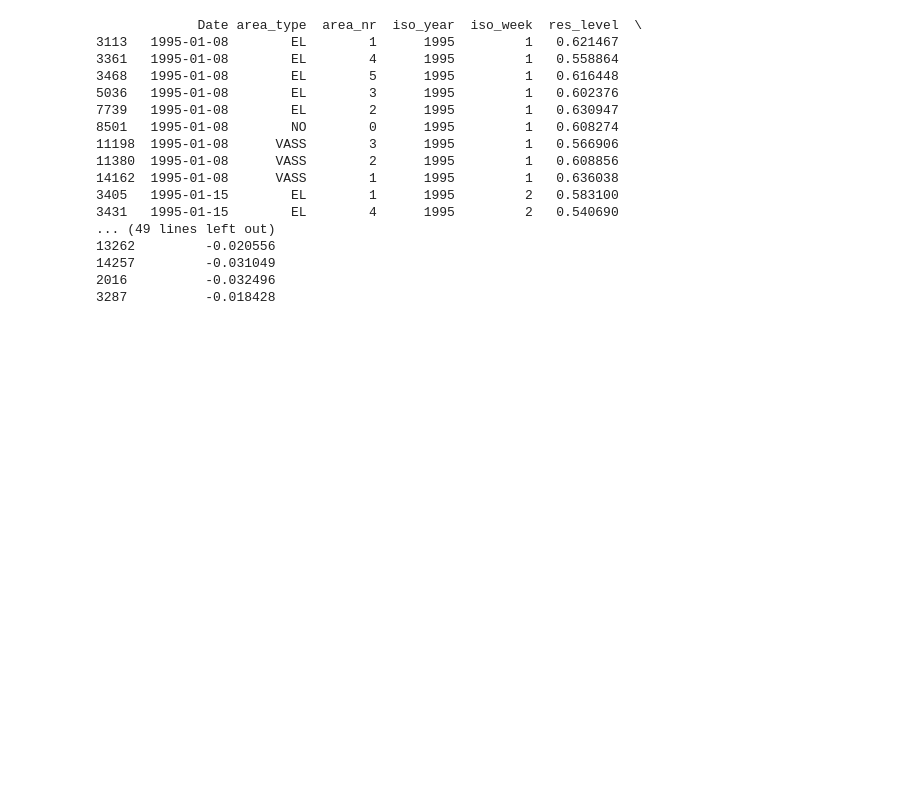
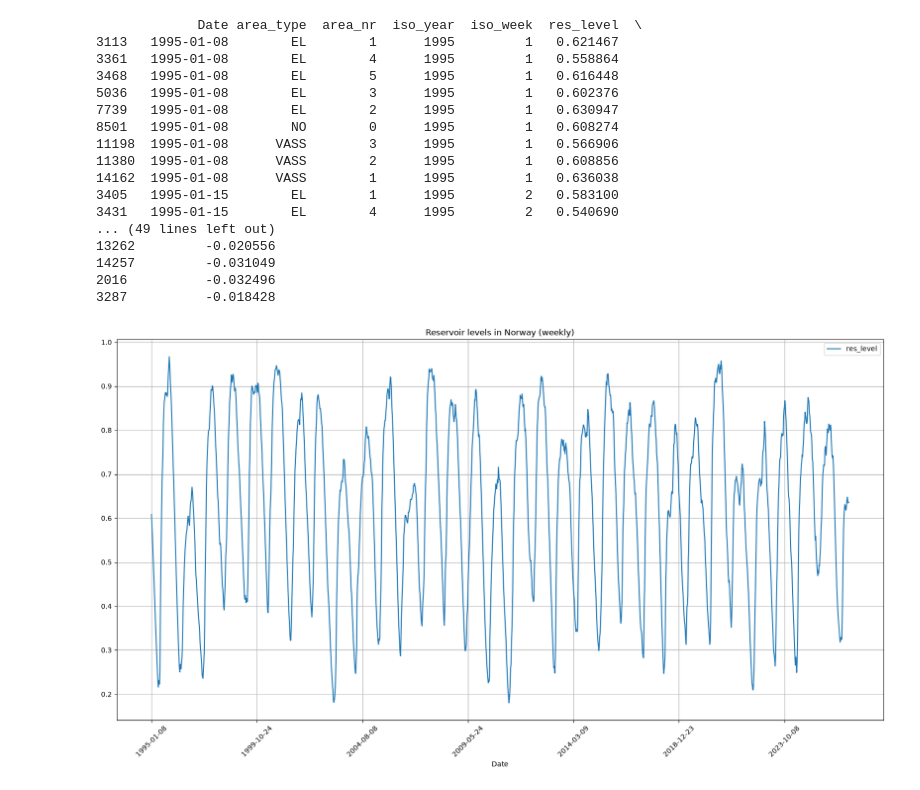
Before and after one commit to MagnusFrantsen/IND320-MagnusFrantsen, a Jupyter notebook: D2Dbook/Assignment 1.ipynb, the cells around one changed output. Drawn from its saved outputs; the diff is of its cells as text; code cells hidden in the pictures; blank space fills up the shorter version.

Commit message:
Tried some plotting and made some files than can be used for pages in streamlit potentially

```diff
--- a/D2Dbook/Assignment 1.ipynb
+++ b/D2Dbook/Assignment 1.ipynb
@@ -21,7 +25,7 @@ df.columns = ['Date', 'area_type','area_nr', 'iso_year', 'iso_week',
 # print(df.head()[0:4]) checked that data is read correctly
 
 # Sorting the dataframe by date in ascending order
-df = df.sort_values(by=['Date', 'area_type'], ascending=True)
+df = df.sort_values(by=['Date'], ascending=True)
 print(df.head(20))
 # %% [output]
              Date area_type  area_nr  iso_year  iso_week  res_level  \
@@ -41,3 +45,13 @@ print(df.head(20))
 14257         -0.031049
 2016          -0.032496
 3287          -0.018428
+# %%
+#importing matplolib.pyplot for plotting
+import matplotlib.pyplot as plt
+
+# Plotting the reservoir levels in NO over time
+subset_1 = df[df['area_type'] == 'NO'].sort_values('Date')
+subset_1.plot(x='Date', y='res_level', kind='line', title='Reservoir levels in Norway (weekly)', figsize=(20,10),rot=45, grid=True)
+plt.show()
+# %% [output]
+[figure, added]
```
Also changed, not shown: parts of 3 cells of this notebook, 4 other files.
